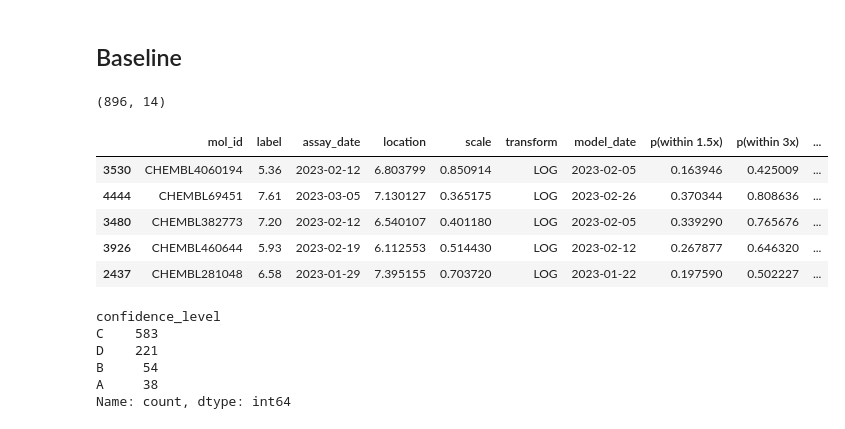
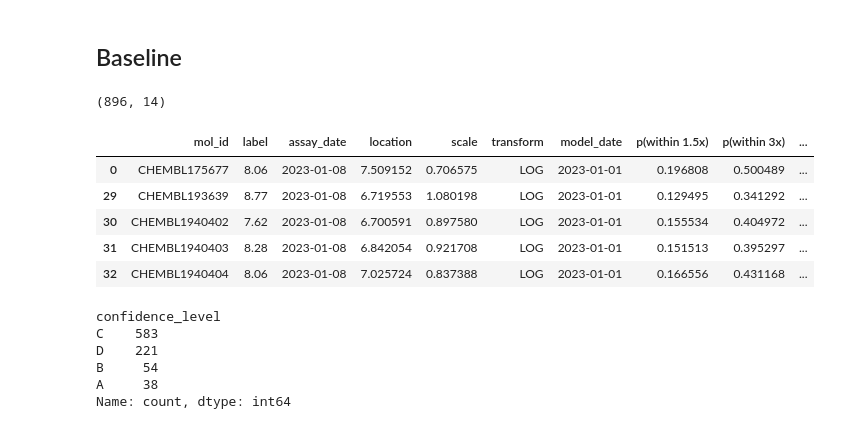
Before and after one commit to skearnes/ocla, a Jupyter notebook: jupyter/example.ipynb, the cells around one changed output. Drawn from its saved outputs; the diff is of its cells as text; code cells hidden in the pictures.

```diff
--- a/jupyter/example.ipynb
+++ b/jupyter/example.ipynb
@@ -287,16 +287,16 @@ for ax in fig.axes:
 # %%
 baseline_calibration_data = get_baseline_calibration_data(calibration_data, transform=Transform.LOG)
 baseline_global_data = get_global_calibration_data(baseline_calibration_data, delta=datetime.timedelta(weeks=0))
 print(baseline_global_data.shape)
-baseline_global_data.sample(5)
+baseline_global_data.head()
 # %% [output]
 (896, 14)
 |  | mol_id | label | assay_date | location | scale | transform | model_date | p(within 1.5x) | p(within 3x) | ... |
-| 3530 | CHEMBL4060194 | 5.36 | 2023-02-12 | 6.803799 | 0.850914 | LOG | 2023-02-05 | 0.163946 | 0.425009 | ... |
-| 4444 | CHEMBL69451 | 7.61 | 2023-03-05 | 7.130127 | 0.365175 | LOG | 2023-02-26 | 0.370344 | 0.808636 | ... |
-| 3480 | CHEMBL382773 | 7.20 | 2023-02-12 | 6.540107 | 0.401180 | LOG | 2023-02-05 | 0.339290 | 0.765676 | ... |
-| 3926 | CHEMBL460644 | 5.93 | 2023-02-19 | 6.112553 | 0.514430 | LOG | 2023-02-12 | 0.267877 | 0.646320 | ... |
-| 2437 | CHEMBL281048 | 6.58 | 2023-01-29 | 7.395155 | 0.703720 | LOG | 2023-01-22 | 0.197590 | 0.502227 | ... |
+| 0 | CHEMBL175677 | 8.06 | 2023-01-08 | 7.509152 | 0.706575 | LOG | 2023-01-01 | 0.196808 | 0.500489 | ... |
+| 29 | CHEMBL193639 | 8.77 | 2023-01-08 | 6.719553 | 1.080198 | LOG | 2023-01-01 | 0.129495 | 0.341292 | ... |
+| 30 | CHEMBL1940402 | 7.62 | 2023-01-08 | 6.700591 | 0.897580 | LOG | 2023-01-01 | 0.155534 | 0.404972 | ... |
+| 31 | CHEMBL1940403 | 8.28 | 2023-01-08 | 6.842054 | 0.921708 | LOG | 2023-01-01 | 0.151513 | 0.395297 | ... |
+| 32 | CHEMBL1940404 | 8.06 | 2023-01-08 | 7.025724 | 0.837388 | LOG | 2023-01-01 | 0.166556 | 0.431168 | ... |
 # %%
 baseline_global_data["confidence_level"].value_counts()
 # %% [output]
```
Also changed, not shown: parts of 5 cells of this notebook.
